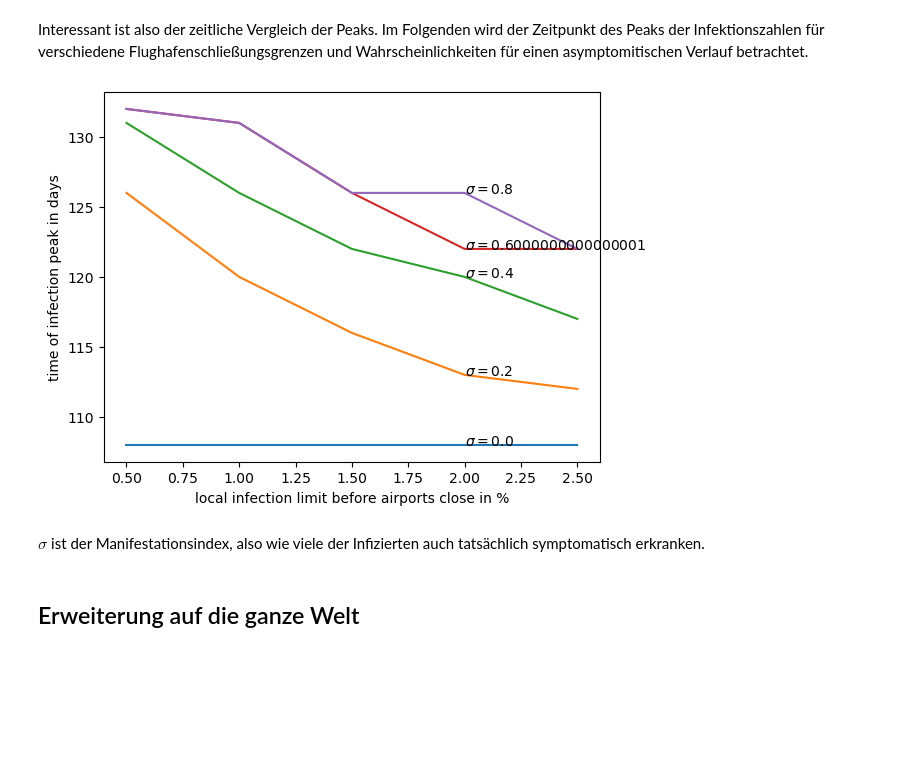
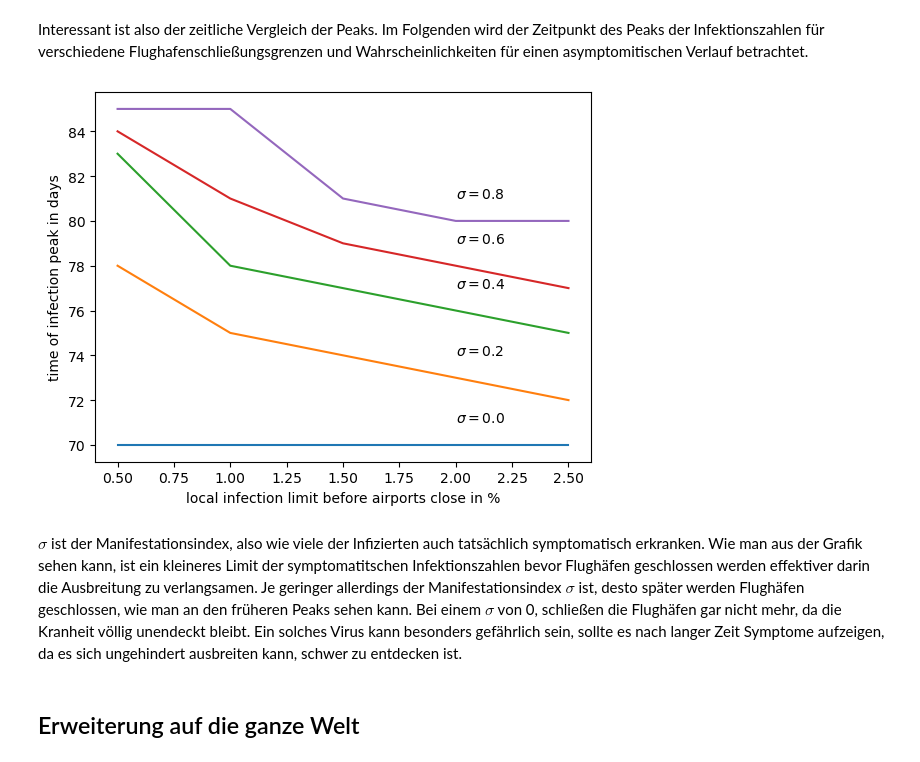
Before and after one commit to LoloSpirit/PlagueInc, a Jupyter notebook: Ausarbeitung_Projekt.ipynb, the cells around one changed output. Drawn from its saved outputs; the diff is of its cells as text; code cells hidden in the pictures; blank space fills up the shorter version.

```diff
--- a/Ausarbeitung_Projekt.ipynb
+++ b/Ausarbeitung_Projekt.ipynb
@@ -1390,7 +1393,7 @@ plot_SIR(f"SZAIDR - Barcelona", t, s, i, r, z, d, total, a, values={r'\beta': be
 # %% [markdown]
 Anschließend werden auch alle anderen Funktionen erweitert, um das Modell durch ganz Europa laufen lassen zu können.
 # %%
-def calculate_travel_exp_restrictions (ci : ExpCity, ds, dz, da, di, dr, restr = False):
+def calculate_travel_exp_restrictions (ci : ExpCity, ds, dz, da, di, dr):
     # Calculate a travel step for given city
     sumS = 0
     sumZ = 0
@@ -1400,7 +1403,7 @@ def calculate_travel_exp_restrictions (ci : ExpCity, ds, dz, da, di, dr, restr =
 
     deg_i = 0
 
-    if ci.airport_closed & restr:
+    if ci.airport_closed:
         return 0,0,0,0,0
 
     # Build sum over all connected cities
@@ -1411,7 +1414,7 @@ def calculate_travel_exp_restrictions (ci : ExpCity, ds, dz, da, di, dr, restr =
         iata = routes_matrix.index[i]
         cj = cities_exp[iata]
 
-        if cj.airport_closed & restr:
+        if cj.airport_closed:
             continue
 
         n = ci.population / cj.population
@@ -1428,7 +1431,7 @@ def calculate_travel_exp_restrictions (ci : ExpCity, ds, dz, da, di, dr, restr =
         deg_i = 1
     return (ds * sumS / deg_i, dz * sumZ / deg_i, da * sumA / deg_i, di * sumI / deg_i, dr * sumR / deg_i)
 # %%
-def combined_simulation_exp_restrictions (beta, gamma, lambda_0, kappa, mu, sigma, upsilon, ds, dz, da, di, dr, days, close_p, open_p, restr):
+def combined_simulation_exp_restrictions (beta, gamma, lambda_0, kappa, mu, sigma, upsilon, ds, dz, da, di, dr, days, close_p, open_p):
 
     SZAIDRC_values = {}
     num_cases = {}
@@ -1450,7 +1453,7 @@ def combined_simulation_exp_restrictions (beta, gamma, lambda_0, kappa, mu, sigm
 
         # travel diffusion - don't apply it yet
         for c in cities_exp.values():
-            diff_S, diff_Z, diff_A, diff_I, diff_R = calculate_travel_exp_restrictions(c, ds, dz, da, di, dr, restr)
+            diff_S, diff_Z, diff_A, diff_I, diff_R = calculate_travel_exp_restrictions(c, ds, dz, da, di, dr)
             temp_values[c.IATA]=(c.S + diff_S,c.Z + diff_Z, c.A + diff_A, c.I + diff_I, c.D, c.R + diff_R, c.airport_closed)
         # apply the values
         for c in cities_exp.values():
@@ -1526,14 +1532,14 @@ city = cities_exp['LIS']
 city.infect_percent(.1)
 days = 365
 gamma = 0.1
-t, SZAIDR_values = combined_simulation_exp_restrictions(beta, gamma, lambda_0, kappa, mu, sigma, upsilon, 0.01, 0.01, 0.01, 0.01, 0.01, days, 2, 2, False)
-S, Z, A, I, D, R, Closed = zip(*SZIDR_values['FRA'])
+t, SZAIDRC_values_no_res = combined_simulation_exp_restrictions(beta, gamma, lambda_0, kappa, mu, sigma, upsilon, 0.01, 0.01, 0.01, 0.01, 0.01, days, 2, 2)
+S, Z, A, I, D, R, Closed = zip(*SZAIDRC_values_no_res['FRA'])
 plot_SIR(f"Frankfurt without restrictions", t, S, I, R, Z, D)
 
 cure_humanity_exp()
 city = cities_exp['LIS']
 city.infect_percent(.1)
-t, SZAIDRC_values = combined_simulation_exp_restrictions(beta, gamma, lambda_0, kappa, mu, sigma, upsilon, 0.01, 0.01, 0.01, 0.01, 0.01, days, .05, .02, True)
+t, SZAIDRC_values = combined_simulation_exp_restrictions(beta, gamma, lambda_0, kappa, mu, sigma, upsilon, 0.01, 0.01, 0.01, 0.01, 0.01, days, .05, .02)
 S, Z, A, I, D, R, Closed = zip(*SZAIDRC_values['FRA'])
 plot_SIR(f"Frankfurt with travel restrictions", t, S, I, R, Z, D, a=A, open=0.05 * city.population, close=0.1 * city.population)
 plt.close()
@@ -1555,36 +1561,36 @@ Interessant ist also der zeitliche Vergleich der Peaks. Im Folgenden wird der Ze
 # %%
 cure_humanity_exp()
 days = 150
 
-for sigma in np.arange(0, .9, .2):
+for sigma_change in np.arange(0, .9, .2):
     infection_peaks = []
     close_percent = []
     for x in np.arange(0.005, 0.03, 0.005):
         cure_humanity_exp()
         city = cities_exp['KIV']
         city.infect_percent(.1)
-        t, SZAIDRC_values = combined_simulation_exp_restrictions(0.3, gamma, 1/90, 1/5, .02, sigma, 0.07, 0.01, 0.01, 0.01, 0.01, 0.01, days, x, x/2)
+        t, SZAIDRC_values = combined_simulation_exp_restrictions(beta, gamma, lambda_0, kappa, mu, sigma_change, upsilon, 0.01, 0.01, 0.01, 0.01, 0.01, days, x, x/2)
         global_i_values = []
         # build sum over all values from each city for each timestep
         for d in range(len(t)):
             sum_i = 0
             for i, v in enumerate(SZAIDRC_values.values()):
                 sum_i += v[d][3]
                 sum_i += v[d][2]
             global_i_values.append(sum_i)
 
         close_percent.append(x * 100)
         infection_peaks.append(global_i_values.index(max(global_i_values)))
 
     plt.plot(close_percent, infection_peaks)
-    plt.annotate(fr'$\sigma = {round(sigma, 2)}$', xy=[2, infection_peaks[3] + 5])
+    plt.annotate(fr'$\sigma = {round(sigma_change, 2)}$', xy=[2, infection_peaks[3] + 0.2])
 plt.xlabel('local infection limit before airports close in %')
 plt.ylabel('time of infection peak in days')
 plt.show()
 # %% [output]
-[figure, old version]
+[figure, new version]
 # %% [markdown]
-$\sigma$ ist der Manifestationsindex, also wie viele der Infizierten auch tatsächlich symptomatisch erkranken.
+$\sigma$ ist der Manifestationsindex, also wie viele der Infizierten auch tatsächlich symptomatisch erkranken. Wie man aus der Grafik sehen kann, ist ein kleineres Limit der symptomatitschen Infektionszahlen bevor Flughäfen geschlossen werden effektiver darin die Ausbreitung zu verlangsamen. Je geringer allerdings der Manifestationsindex $\sigma$ ist, desto später werden Flughäfen geschlossen, wie man an den früheren Peaks sehen kann. Bei einem $\sigma$ von 0, schließen die Flughäfen gar nicht mehr, da die Kranheit völlig unendeckt bleibt. Ein solches Virus kann besonders gefährlich sein, sollte es nach langer Zeit Symptome aufzeigen, da es sich ungehindert ausbreiten kann, schwer zu entdecken ist.
 # %% [markdown]
 ## Erweiterung auf die ganze Welt
 # %% [markdown]
```
Also changed, not shown: parts of 10 cells of this notebook, 6 other files.
